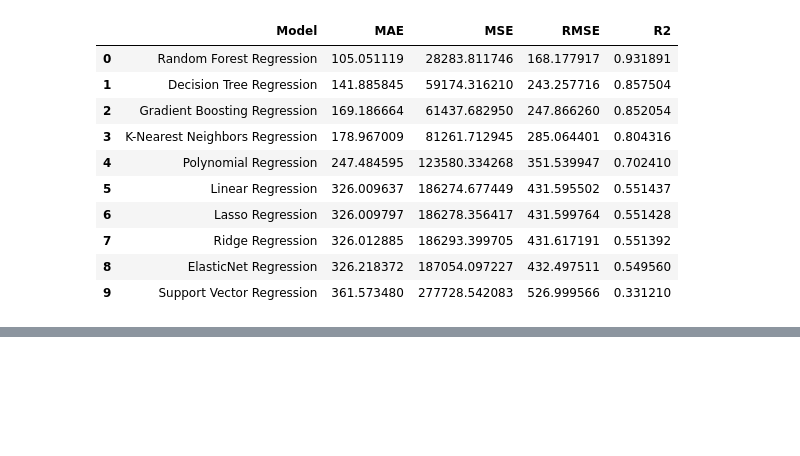
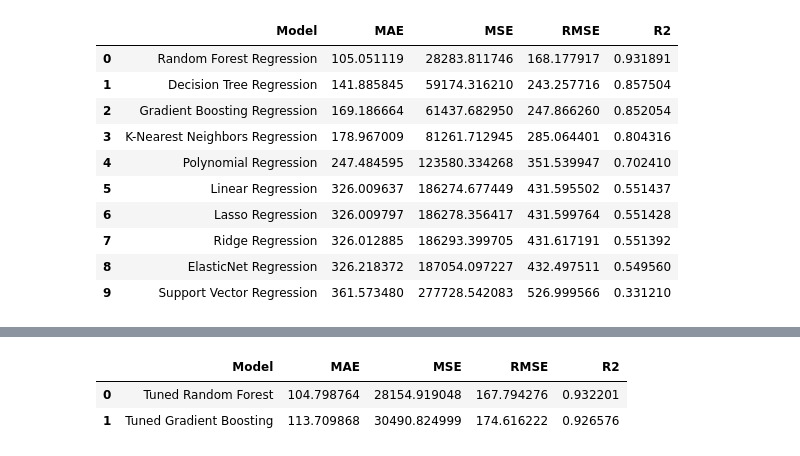
Before and after one commit to mith-sen/ML_Case_Study, a Jupyter notebook: notebooks/regression.ipynb, the cells around one changed output, grey strips where cells are left out. Cells and saved outputs as stored; diff of their text form; code cells hidden in the pictures; blank space fills up the shorter version.

```diff
--- a/notebooks/regression.ipynb
+++ b/notebooks/regression.ipynb
@@ -1556,0 +1633,44 @@ display(results_df)
+# %%
+# Best tuned models
+best_rf_model = rf_grid.best_estimator_
+best_gb_model = gb_grid.best_estimator_
+
+# Predictions
+y_pred_rf_tuned = best_rf_model.predict(X_test)
+y_pred_gb_tuned = best_gb_model.predict(X_test)
+
+# Random Forest metrics
+rf_tuned_mae = mean_absolute_error(y_test, y_pred_rf_tuned)
+rf_tuned_mse = mean_squared_error(y_test, y_pred_rf_tuned)
+rf_tuned_rmse = np.sqrt(rf_tuned_mse)
+rf_tuned_r2 = r2_score(y_test, y_pred_rf_tuned)
+
+# Gradient Boosting metrics
+gb_tuned_mae = mean_absolute_error(y_test, y_pred_gb_tuned)
+gb_tuned_mse = mean_squared_error(y_test, y_pred_gb_tuned)
+gb_tuned_rmse = np.sqrt(gb_tuned_mse)
+gb_tuned_r2 = r2_score(y_test, y_pred_gb_tuned)
+
+# Create tuned model comparison
+tuned_results_df = pd.DataFrame([
+    {
+        "Model": "Tuned Random Forest",
+        "MAE": rf_tuned_mae,
+        "MSE": rf_tuned_mse,
+        "RMSE": rf_tuned_rmse,
+        "R2": rf_tuned_r2
+    },
+    {
+        "Model": "Tuned Gradient Boosting",
+        "MAE": gb_tuned_mae,
+        "MSE": gb_tuned_mse,
+        "RMSE": gb_tuned_rmse,
+        "R2": gb_tuned_r2
+    }
+])
+
+display(tuned_results_df)
+# %% [output]
+|  | Model | MAE | MSE | RMSE | R2 |
+| 0 | Tuned Random Forest | 104.798764 | 28154.919048 | 167.794276 | 0.932201 |
+| 1 | Tuned Gradient Boosting | 113.709868 | 30490.824999 | 174.616222 | 0.926576 |
```
Also changed, not shown: parts of 4 cells of this notebook.
